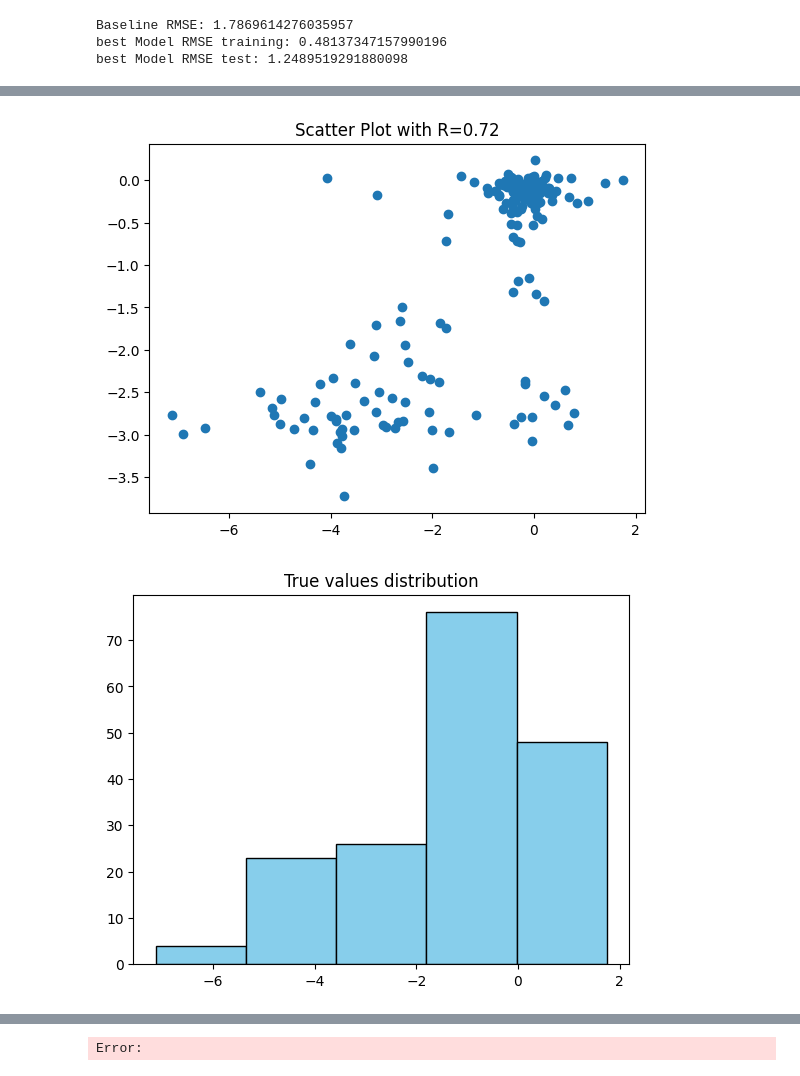
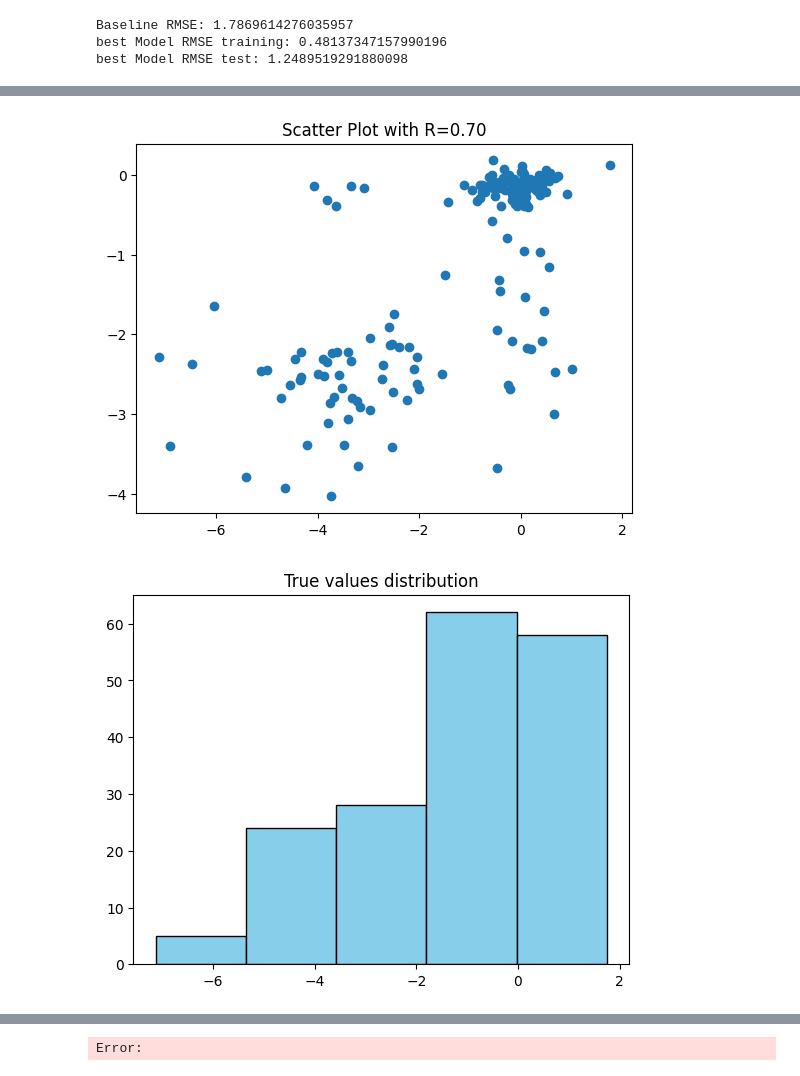
Before and after one commit to sarameirab/bioinformatics_analysis, a Jupyter notebook: code/python_scripts/machine_learning_chunks.ipynb, the cells around one changed output, grey strips where cells are left out. Saved outputs shown, nothing was run; the diff lists cells and outputs as text; code cells hidden in the pictures.

```diff
--- a/code/python_scripts/machine_learning_chunks.ipynb
+++ b/code/python_scripts/machine_learning_chunks.ipynb
@@ -250,6 +344,6 @@ from sklearn.metrics import root_mean_squared_error
 
 random_forest_predictions_training = random_forest_model.predict(X_train)
 forest_rmse_training = root_mean_squared_error(y_train, random_forest_predictions_training)
-random_forest_predictions_test = random_forest_model.predict(X_test)
-forest_rmse_test = root_mean_squared_error(y_test, random_forest_predictions_test)
+random_forest_predictions_val = random_forest_model.predict(X_val)
+forest_rmse_val = root_mean_squared_error(y_val, random_forest_predictions_val)
 # %% [output]
@@ -338,6 +397,6 @@ Name: MILADEMETAN (BRD:BRD-K00003406-001-01-9), Length: 177, dtype: float64
 # %%
 from machine_learning_utils import create_plots_for_model
-create_plots_for_model(y_test, y_train, random_forest_predictions_test, random_forest_predictions_training, y)
+create_plots_for_model(y_val, y_train, random_forest_predictions_val, random_forest_predictions_training, y)
 # %% [output]
-[figure, old version]
+[figure, new version]
-[figure, old version]
+[figure, new version]
```
Also changed, not shown: parts of 17 cells of this notebook.
